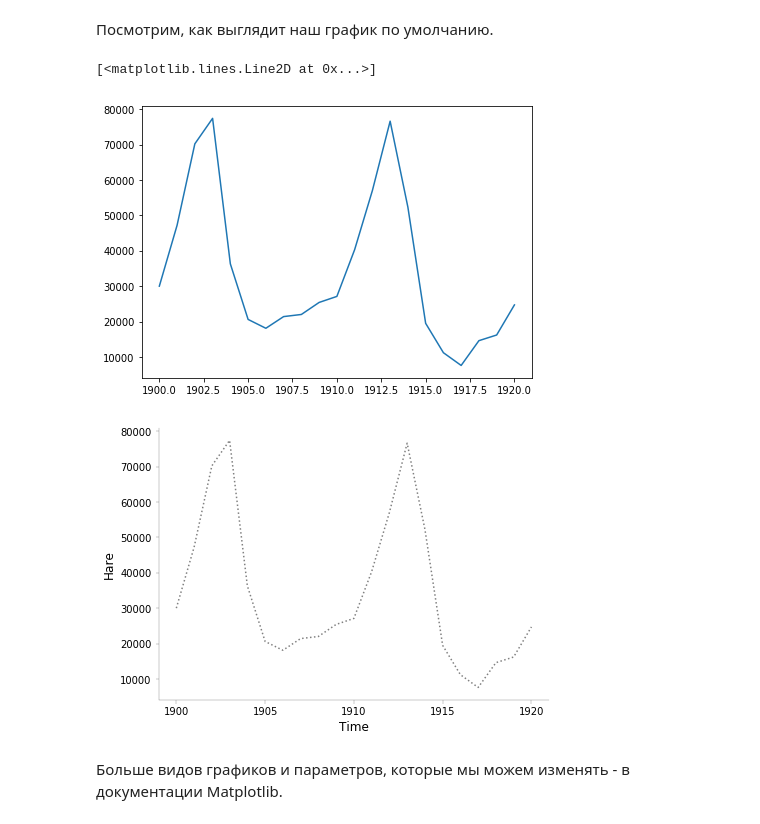
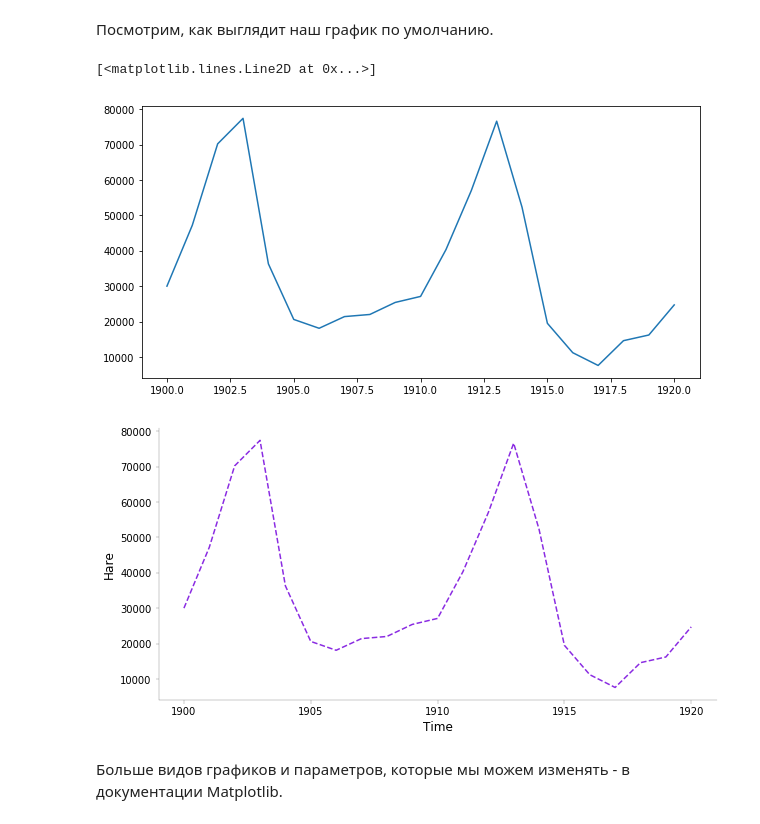
Before and after one commit to roctbb/pydat21, a Jupyter notebook: lesson_16/2020_DPO_16_1_Viz.ipynb, the cells around one changed output. Cells and saved outputs as stored; diff of their text form; code cells hidden in the pictures.

```diff
--- a/lesson_16/2020_DPO_16_1_Viz.ipynb
+++ b/lesson_16/2020_DPO_16_1_Viz.ipynb
@@ -88,20 +93,20 @@ forest.head()  # вспомнили, какие переменные у нас
 # %% [markdown]
 Посмотрим, как выглядит наш график по умолчанию.
 # %%
-fig, ax = plt.subplots(1,1, figsize=(7,5)) # создаем переменную заново, чтобы вы точно стирали то, что в ней лежит на каждом шаге,
+fig, ax = plt.subplots(1,1, figsize=(10,5)) # создаем переменную заново, чтобы вы точно стирали то, что в ней лежит на каждом шаге,
                                            # если вы захотите внести измения в код
 ax.plot(forest.year, forest.hare)  # обратите внимание - график мы теперь строим как метод объекта ax.
                                    # Ниже все модификации графика тоже применяем к объекту.
 # %% [output]
 [<matplotlib.lines.Line2D at 0x...>]
-[figure, old version]
+[figure, new version]
 # %%
-fig, ax = plt.subplots(1,1, figsize=(7,5))
+fig, ax = plt.subplots(1,1, figsize=(10,5))
 
 # параметры самого графика (цвет линии, стиль и т.д.) определяем как параметры в методе plot()
 # меняем цвет и стиль линии на пунктир. Matplotlib знает некоторые стандартные цвета, и их можно задать прямо словом
 # так же можно передать hex цвет. Например, #8c92ac
-ax.plot(forest.year, forest.hare, color = 'grey', ls = ':')
+ax.plot(forest.year, forest.hare, color = 'blueviolet', ls = '--')
 
 
 # если вы обратили внимание, то в нашем самом первом графике шкала с годами сломамлась и стала float. Matplotlib принудительно
@@ -124,7 +129,7 @@ ax.yaxis.set_tick_params(width=0.2)
 for spine in ['bottom','left']:
     ax.spines[spine].set_linewidth(0.2)
 # %% [output]
-[figure, old version]
+[figure, new version]
 # %% [markdown]
 Больше видов графиков и параметров, которые мы можем изменять - в документации Matplotlib.
 # %% [markdown]
```
Also changed, not shown: parts of 9 cells of this notebook, 18 other files.
